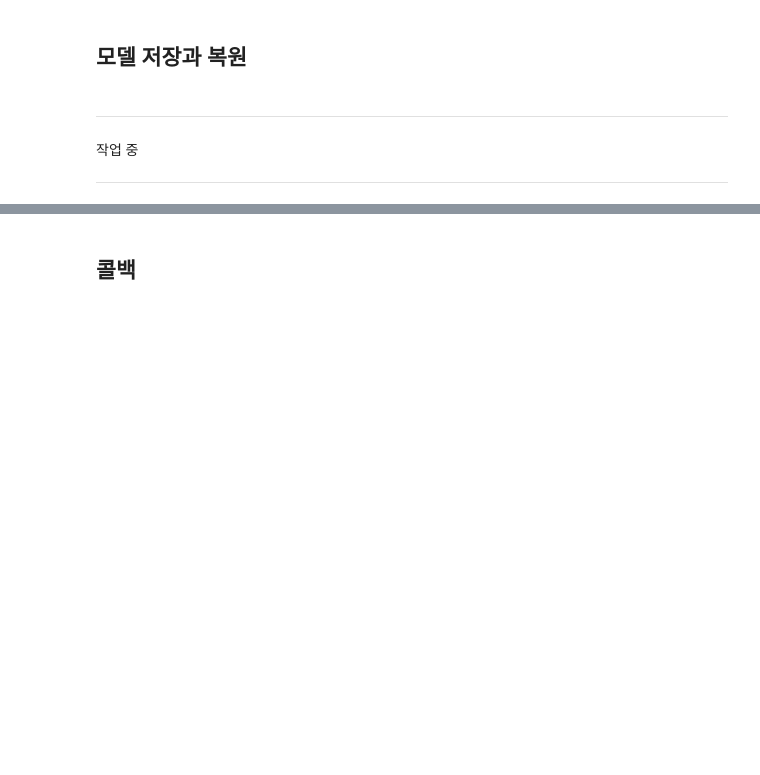
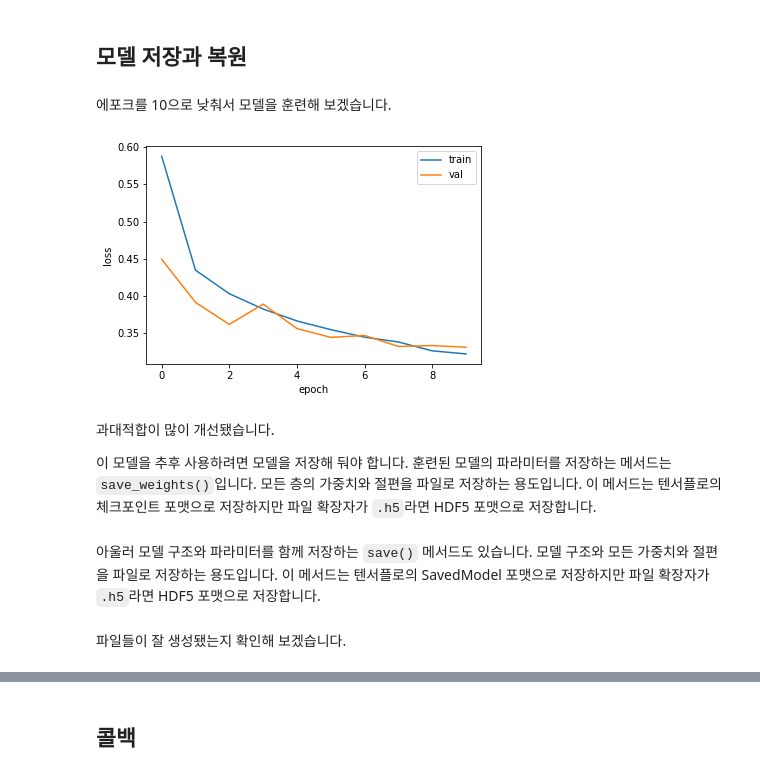
Before and after one commit to LeeSeungwon89/Deep-learning_Theory, a Jupyter notebook: 7-3 신경망 모델 훈련.ipynb, the cells around one changed output, grey strips where cells are left out. Drawn from its saved outputs; the diff is of its cells as text; code cells hidden in the pictures; blank space fills up the shorter version.

```diff
--- a/7-3 신경망 모델 훈련.ipynb
+++ b/7-3 신경망 모델 훈련.ipynb
@@ -244,11 +244,24 @@ plt.show()
 전보다 과대적합을 잘 제어합니다. 특정 지점에서 검증 손실의 하강이 멈추지만 대체적으로 흐름을 유지합니다. 다만 에포크를 20으로 지정하여 훈련했으므로 에포크를 낮춰서 과대적합을 극복할 필요가 있습니다.
 # %% [markdown]
 ## **모델 저장과 복원**
-# %% [markdown]
-
-
----
-
-작업 중
-
----
+# %% [markdown]
+에포크를 10으로 낮춰서 모델을 훈련해 보겠습니다.
+# %%
+model = model_fn(keras.layers.Dropout(0.3))
+
+model.compile(optimizer='adam', loss='sparse_categorical_crossentropy', metrics='accuracy')
+history = model.fit(train_scaled, train_target, epochs=10, verbose=0,
+                    validation_data=(val_scaled, val_target))
+
+plt.plot(history.history['loss'])
+plt.plot(history.history['val_loss'])
+plt.xlabel('epoch')
+plt.ylabel('loss')
+plt.legend(['train', 'val'])
+plt.show()
+# %% [output]
+[figure, added]
+# %% [markdown]
+과대적합이 많이 개선됐습니다.
+
+이 모델을 추후 사용하려면 모델을 저장해 둬야 합니다. 훈련된 모델의 파라미터를 저장하는 메서드는 `save_weights()`입니다. 모든 층의 가중치와 절편을 파일로 저장하는 용도입니다. 이 메서드는 텐서플로의 체크포인트 포맷으로 저장하지만 파일 확장자가 `.h5`라면 HDF5 포맷으로 저장합니다.
@@ -254,0 +270,2 @@ plt.show()
+# %% [markdown]
+아울러 모델 구조와 파라미터를 함께 저장하는 `save()` 메서드도 있습니다. 모델 구조와 모든 가중치와 절편을 파일로 저장하는 용도입니다. 이 메서드는 텐서플로의 SavedModel 포맷으로 저장하지만 파일 확장자가 `.h5`라면 HDF5 포맷으로 저장합니다.
@@ -254,0 +274,2 @@ plt.show()
+# %% [markdown]
+파일들이 잘 생성됐는지 확인해 보겠습니다.
```
Also changed, not shown: parts of 24 cells of this notebook.
